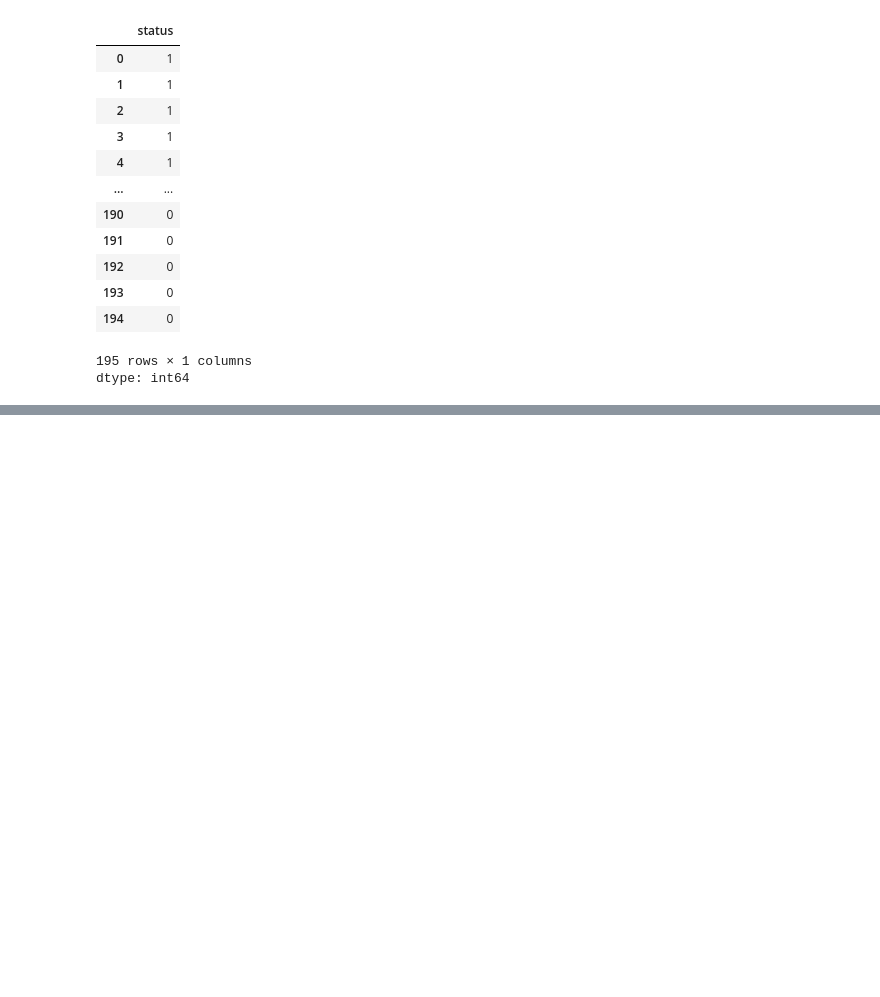
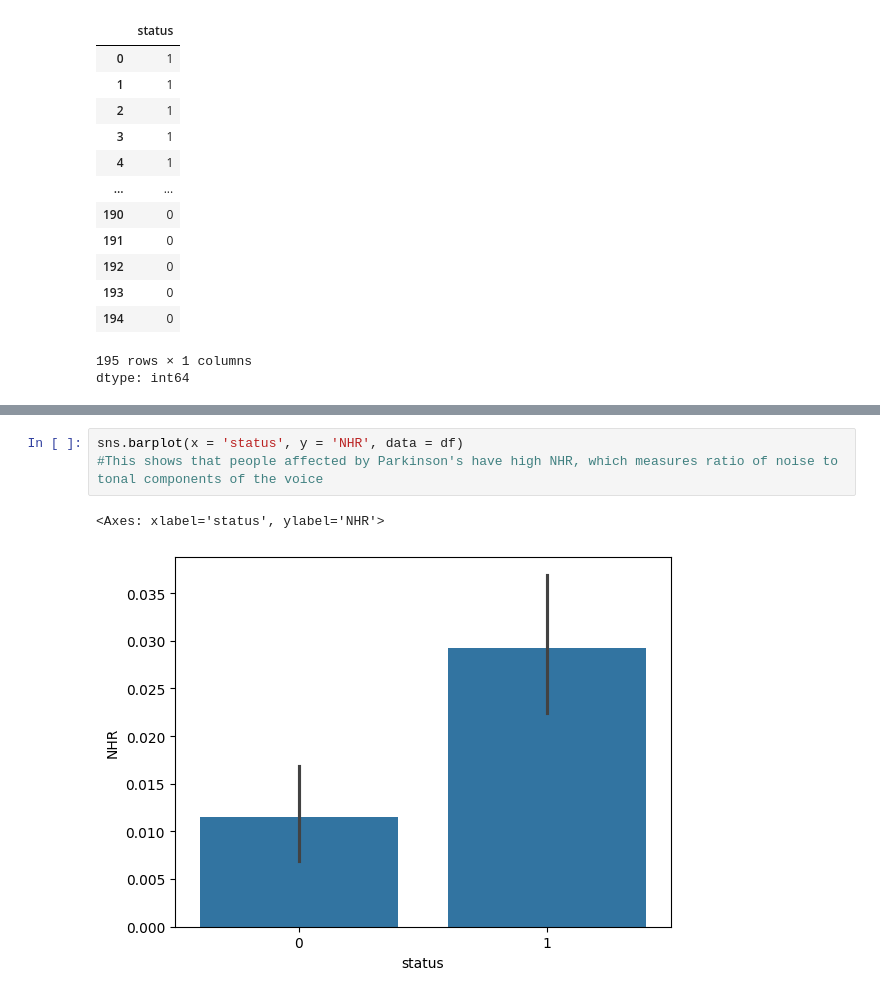
Before and after one commit to rushali-19/Parkinson-Disease-Predictor, a Jupyter notebook: Project_53_Parkinson's_Disease_Predictor.ipynb, the cells around one changed output, grey strips where cells are left out. Drawn from its saved outputs; the diff is of its cells as text; blank space fills up the shorter version.

```diff
--- a/Project_53_Parkinson's_Disease_Predictor.ipynb
+++ b/Project_53_Parkinson's_Disease_Predictor.ipynb
@@ -116,0 +125,6 @@ dtype: int64
+# %%
+sns.barplot(x = 'status', y = 'NHR', data = df)
+#This shows that people affected by Parkinson's have high NHR, which measures ratio of noise to tonal components of the voice
+# %% [output]
+<Axes: xlabel='status', ylabel='NHR'>
+[figure, added]
```
Also changed, not shown: parts of 3 cells of this notebook.
